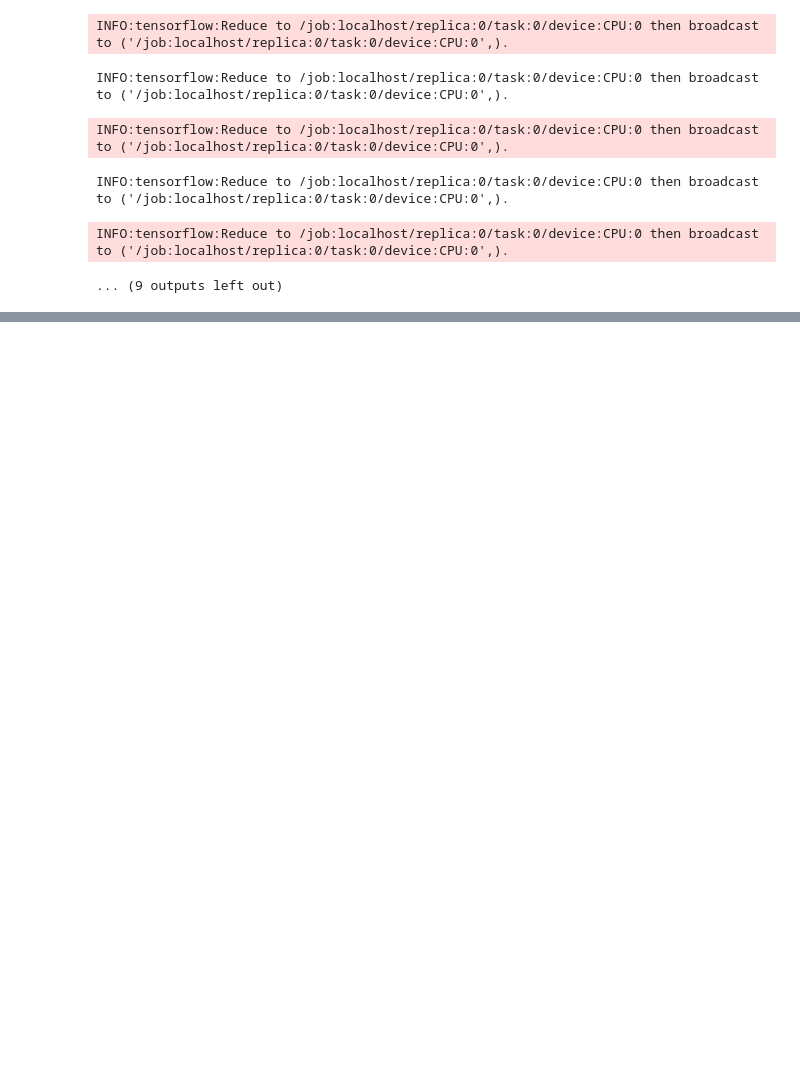
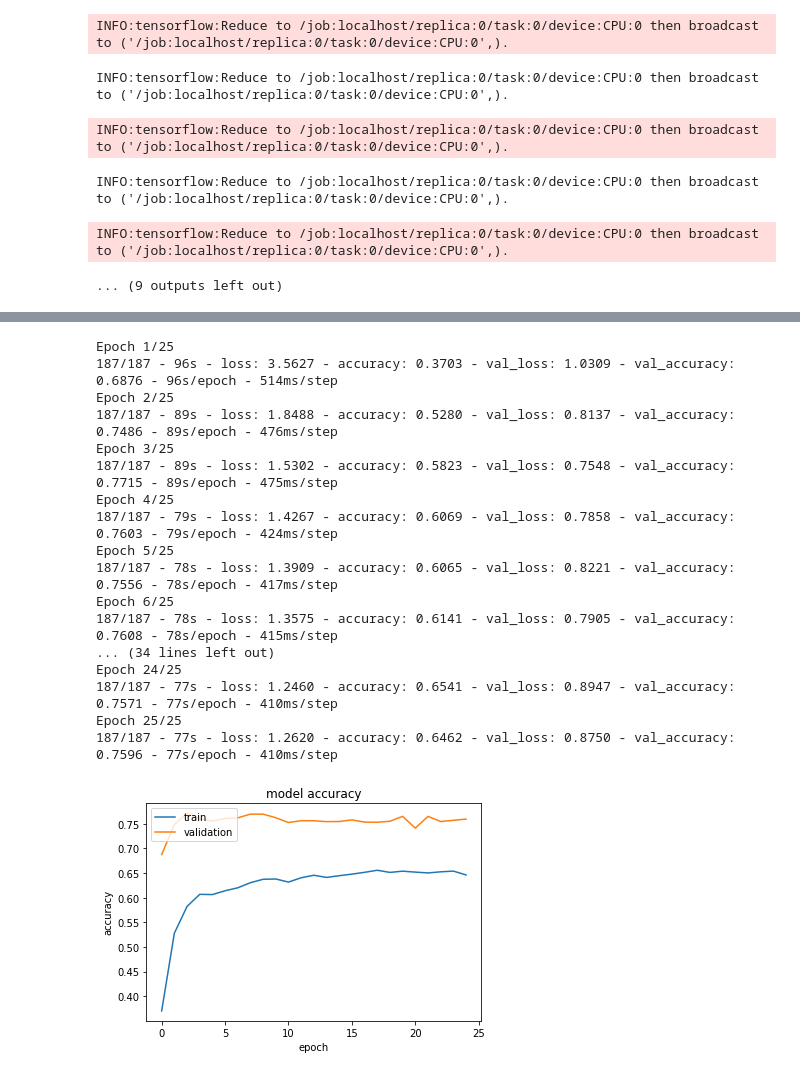
Before and after one commit to JiwonHae94/Tensorflow-For-Beginners, a Jupyter notebook: Tensorflow_Beginners_EfficientNet.ipynb, the cells around one changed output, grey strips where cells are left out. Drawn from its saved outputs; the diff is of its cells as text; code cells hidden in the pictures; blank space fills up the shorter version.

```diff
--- a/Tensorflow_Beginners_EfficientNet.ipynb
+++ b/Tensorflow_Beginners_EfficientNet.ipynb
@@ -138,0 +154,51 @@ INFO:tensorflow:Reduce to /job:localhost/replica:0/task:0/device:CPU:0 then broa
+# %%
+# transfer learning from pre-trained weights
+def build_model(num_classes):
+    inputs = layers.Input(shape = (IMG_SIZE, IMG_SIZE, 3))
+    x = img_augmentation(inputs)
+    model = EfficientNetB0(include_top = False, input_tensor = x, weights = "imagenet")
+
+    # Freeze the pretrained weights
+    model.trainable = False
+
+    # Rebuild top
+    x = layers.GlobalAveragePooling2D(name="avg_pool")(model.output)
+    x = layers.BatchNormalization()(x)
+
+    top_dropout_rate = 0.2
+    x = layers.Dropout(top_dropout_rate, name = "top_dropout")(x)
+    outputs = layers.Dense(NUM_CLASSES, activation = "softmax", name = "pred")(x)
+
+    # Compile
+    model = tf.keras.Model(inputs, outputs, name = "EfficientNet")
+    optimizer = tf.keras.optimizers.Adam(learning_rate = 1e-2)
+    model.compile(
+        optimizer=optimizer, loss = "categorical_crossentropy", metrics = ["accuracy"]
+    )
+    return model
+
+with strategy.scope():
+    model = build_model(num_classes = NUM_CLASSES)
+
+epochs = 25
+hist = model.fit(ds_train, epochs=epochs, validation_data=ds_test, verbose=2)
+plot_hist(hist)
+# %% [output]
+Epoch 1/25
+187/187 - 96s - loss: 3.5627 - accuracy: 0.3703 - val_loss: 1.0309 - val_accuracy: 0.6876 - 96s/epoch - 514ms/step
+Epoch 2/25
+187/187 - 89s - loss: 1.8488 - accuracy: 0.5280 - val_loss: 0.8137 - val_accuracy: 0.7486 - 89s/epoch - 476ms/step
+Epoch 3/25
+187/187 - 89s - loss: 1.5302 - accuracy: 0.5823 - val_loss: 0.7548 - val_accuracy: 0.7715 - 89s/epoch - 475ms/step
+Epoch 4/25
+187/187 - 79s - loss: 1.4267 - accuracy: 0.6069 - val_loss: 0.7858 - val_accuracy: 0.7603 - 79s/epoch - 424ms/step
+Epoch 5/25
+187/187 - 78s - loss: 1.3909 - accuracy: 0.6065 - val_loss: 0.8221 - val_accuracy: 0.7556 - 78s/epoch - 417ms/step
+Epoch 6/25
+187/187 - 78s - loss: 1.3575 - accuracy: 0.6141 - val_loss: 0.7905 - val_accuracy: 0.7608 - 78s/epoch - 415ms/step
+... (34 lines left out)
+Epoch 24/25
+187/187 - 77s - loss: 1.2460 - accuracy: 0.6541 - val_loss: 0.8947 - val_accuracy: 0.7571 - 77s/epoch - 410ms/step
+Epoch 25/25
+187/187 - 77s - loss: 1.2620 - accuracy: 0.6462 - val_loss: 0.8750 - val_accuracy: 0.7596 - 77s/epoch - 410ms/step
+[figure, added]
```
Also changed, not shown: parts of 4 cells of this notebook.
